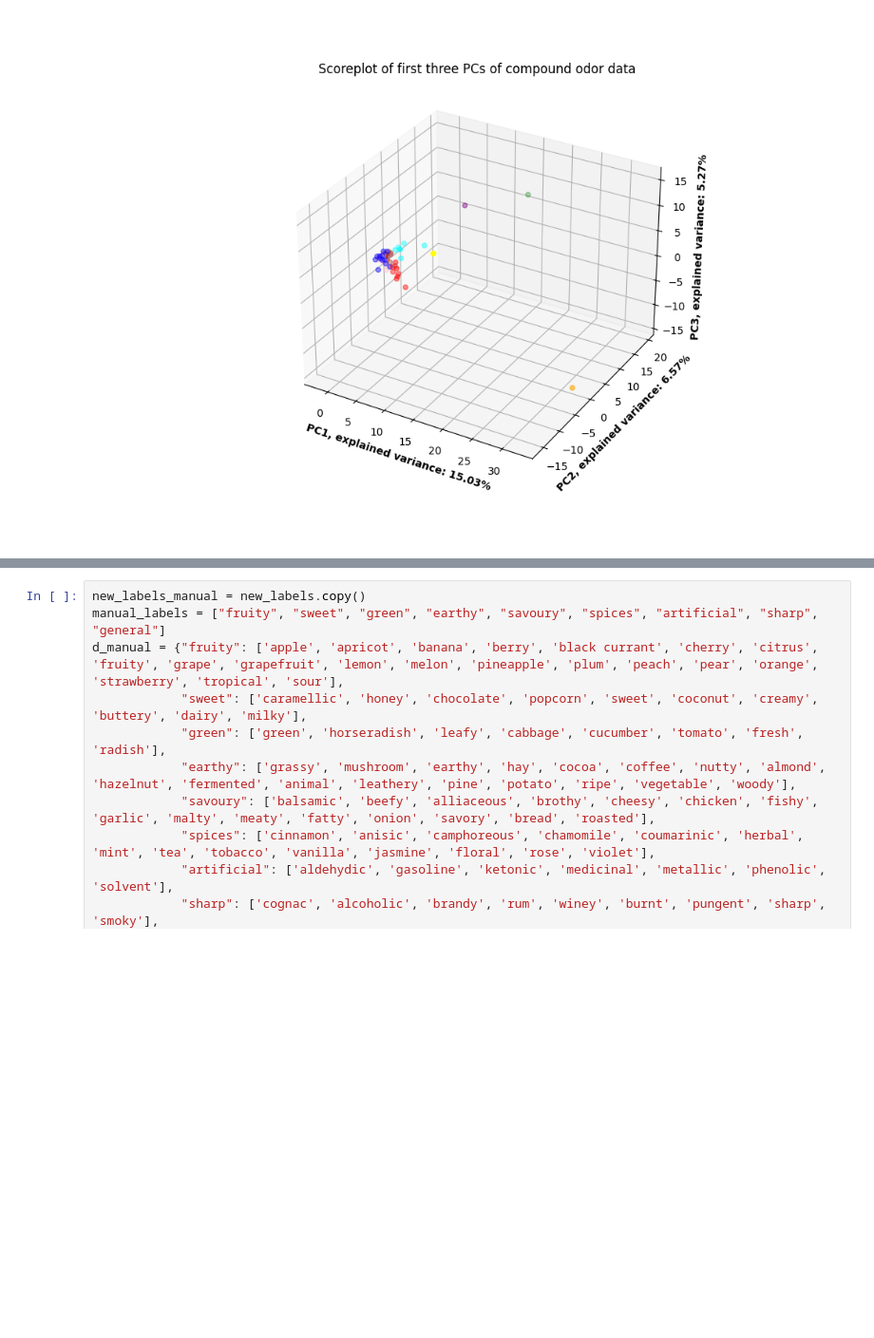
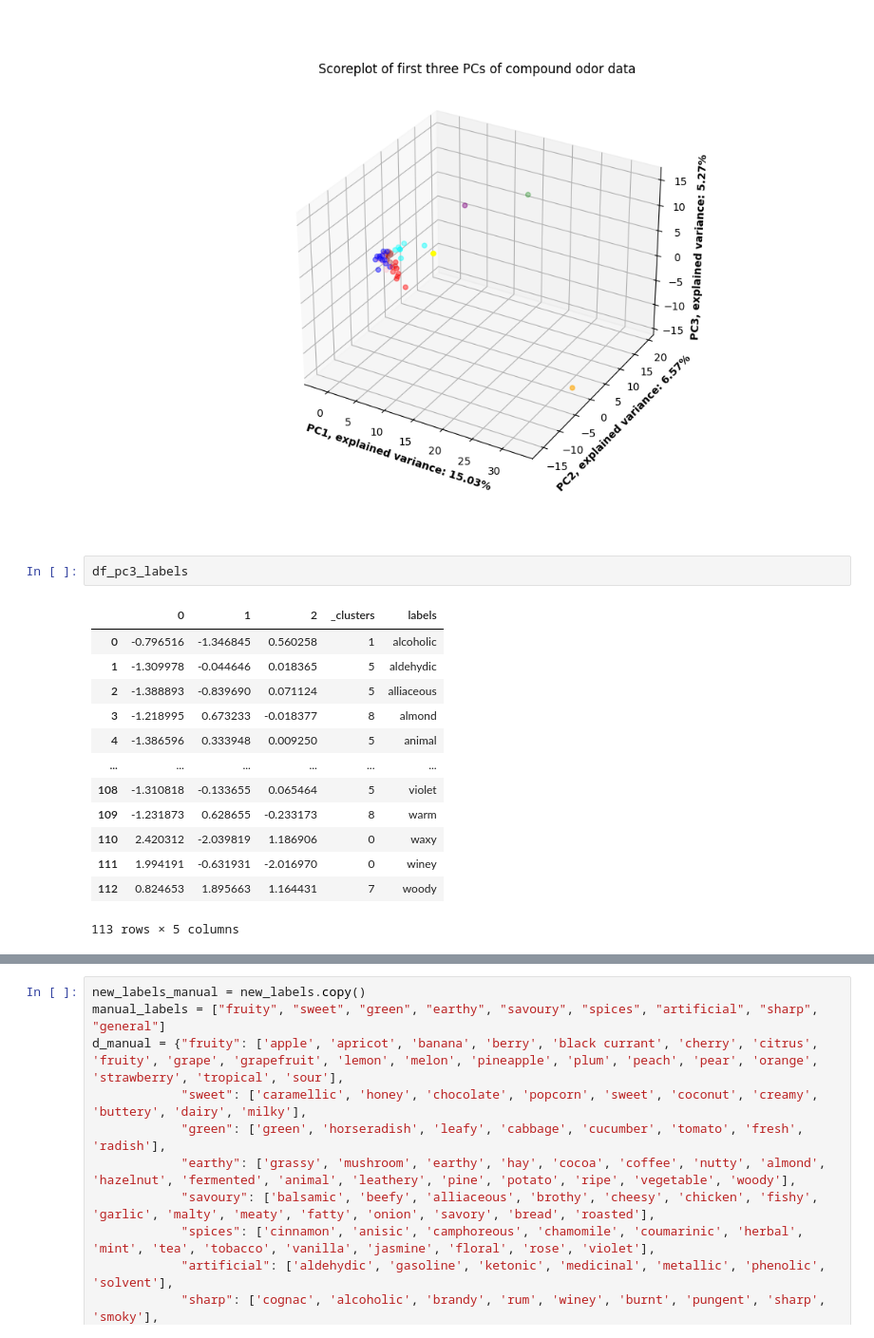
Before and after one commit to IOuadah/SML_Project, a Jupyter notebook: data_prep.ipynb, the cells around one changed output, grey strips where cells are left out. Shown: that part at 95% size. Drawn from its saved outputs; the diff is of its cells as text; blank space fills up the shorter version.

```diff
--- a/data_prep.ipynb
+++ b/data_prep.ipynb
@@ -270,6 +270,22 @@ ax.set_zlabel(f"PC3, explained variance: {exp_var[2]*100:.2f}%", fontweight = "b
 plt.show()
 # %% [output]
 [figure]
+# %%
+df_pc3_labels
+# %% [output]
+|  | 0 | 1 | 2 | _clusters | labels |
+| 0 | -0.796516 | -1.346845 | 0.560258 | 1 | alcoholic |
+| 1 | -1.309978 | -0.044646 | 0.018365 | 5 | aldehydic |
+| 2 | -1.388893 | -0.839690 | 0.071124 | 5 | alliaceous |
+| 3 | -1.218995 | 0.673233 | -0.018377 | 8 | almond |
+| 4 | -1.386596 | 0.333948 | 0.009250 | 5 | animal |
+| ... | ... | ... | ... | ... | ... |
+| 108 | -1.310818 | -0.133655 | 0.065464 | 5 | violet |
+| 109 | -1.231873 | 0.628655 | -0.233173 | 8 | warm |
+| 110 | 2.420312 | -2.039819 | 1.186906 | 0 | waxy |
+| 111 | 1.994191 | -0.631931 | -2.016970 | 0 | winey |
+| 112 | 0.824653 | 1.895663 | 1.164431 | 7 | woody |
+113 rows × 5 columns
 # %%
 
 df_pc3_labels["labels"] = labels_.columns
```
Also changed, not shown: parts of 7 cells of this notebook.
